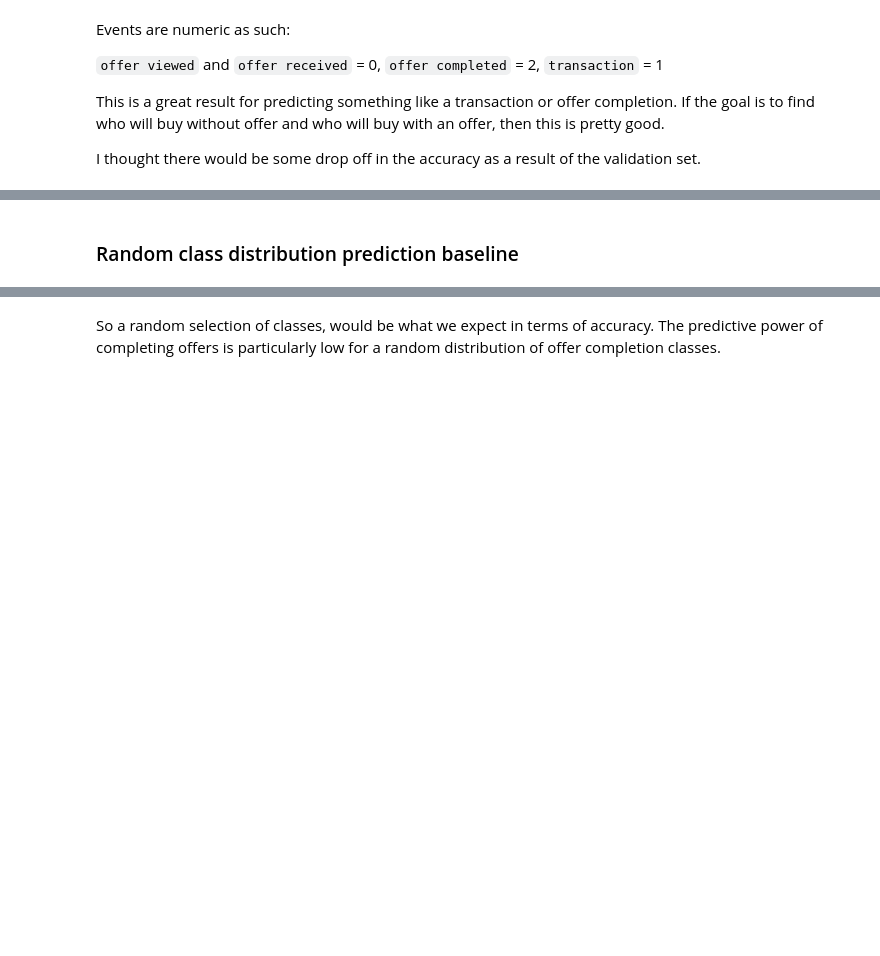
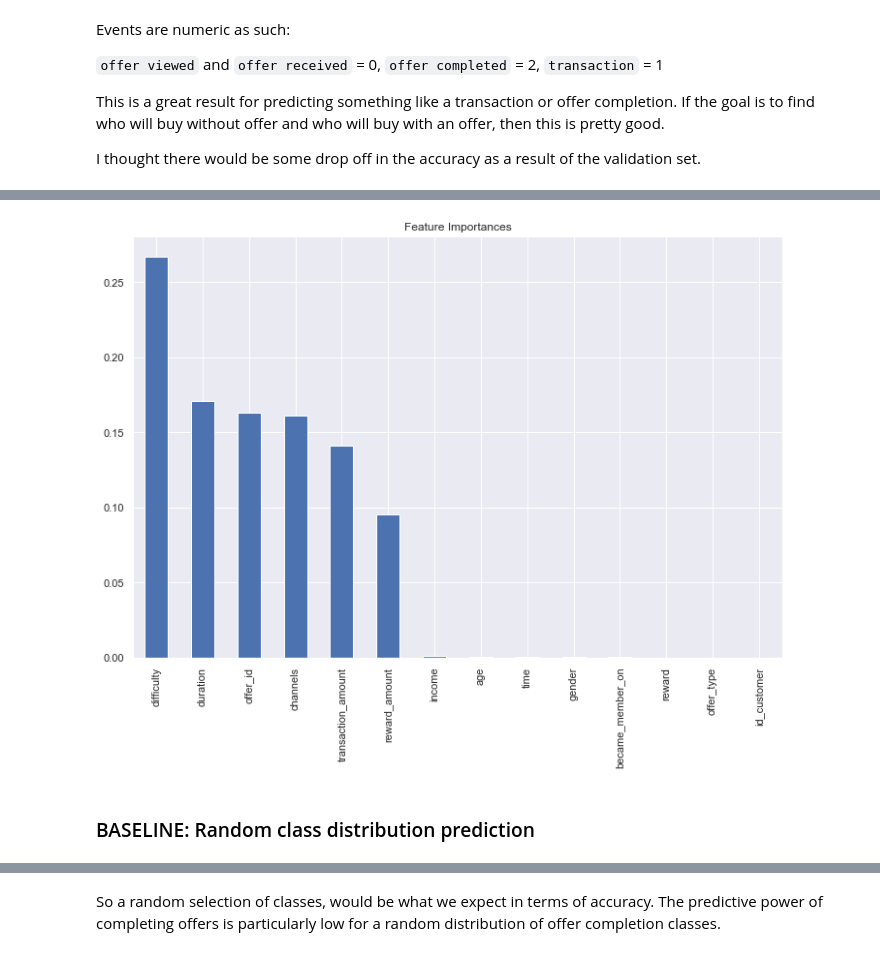
Before and after one commit to Shampjeff/Personal_Projects, a Jupyter notebook: ML_engineering_projects/starbucks_EDA.ipynb, the cells around one changed output, grey strips where cells are left out. Saved outputs shown, nothing was run; the diff lists cells and outputs as text; code cells hidden in the pictures; blank space fills up the shorter version.

```diff
--- a/ML_engineering_projects/starbucks_EDA.ipynb
+++ b/ML_engineering_projects/starbucks_EDA.ipynb
@@ -338,5 +359,11 @@ Only five features seem to dictate the likely hood a customer will transact, com
+# %%
+third_model = models[2]['model']
+# %%
+plot_features_importance(df_complete, third_model)
+# %% [output]
+[figure, added]
 # %% [markdown]
-### Random class distribution prediction baseline
+### BASELINE: Random class distribution prediction
 # %%
 random_classes = np.random.randint(0,3, size=len(y_test))
 # %%
```
Also changed, not shown: parts of 22 cells of this notebook, 2 other files.
